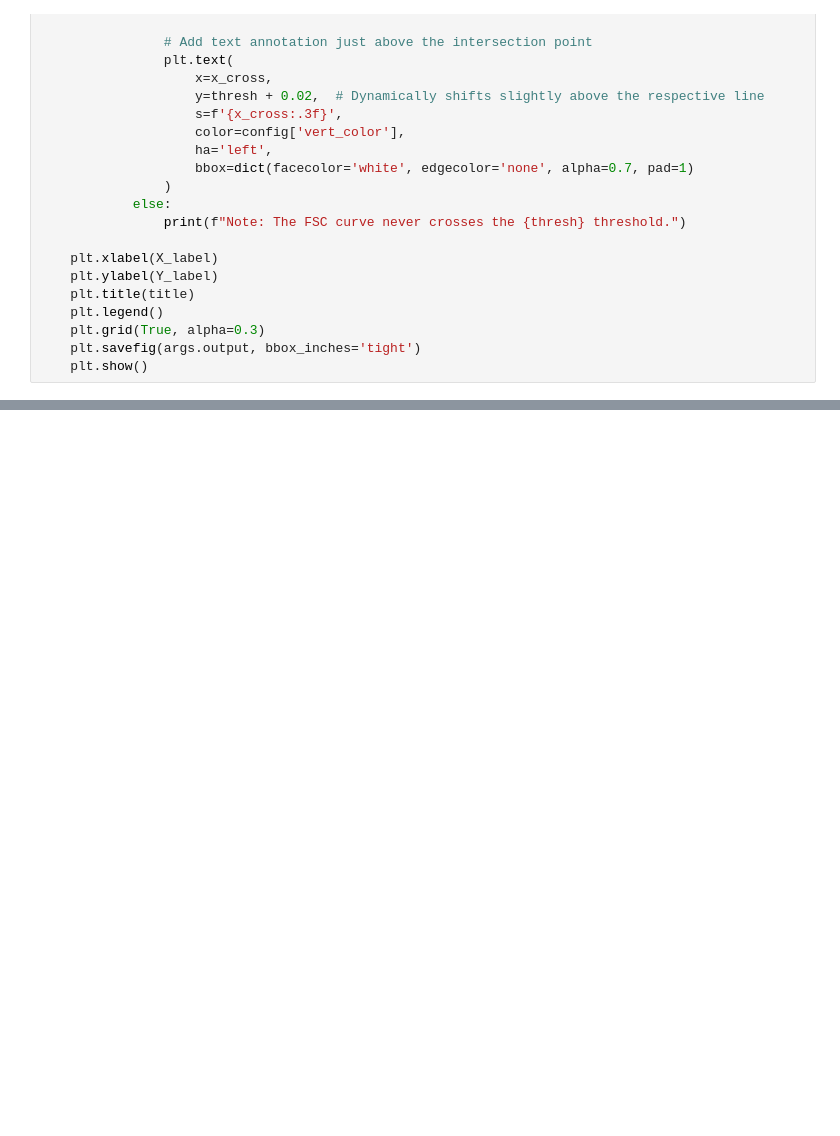
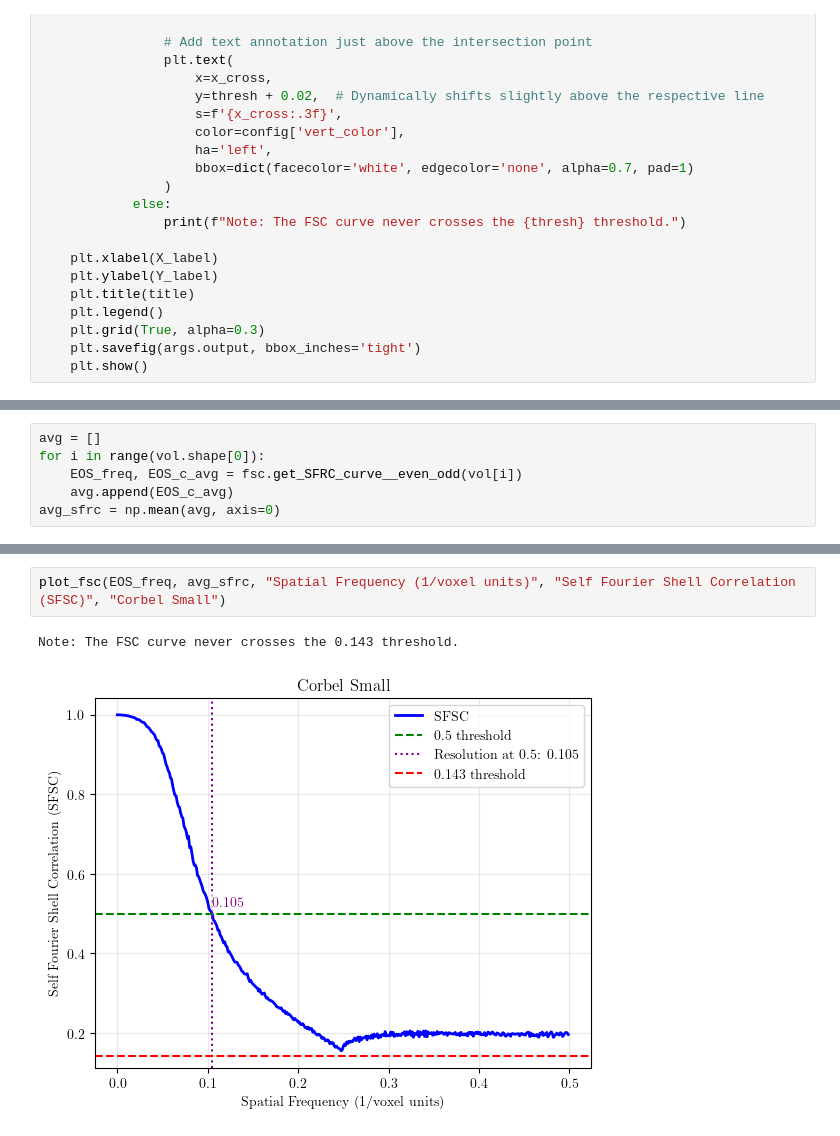
Before and after one commit to vicente-gonzalez-ruiz/deenoising, a Jupyter notebook: docs/notebooks/corbel_small_SFSC.ipynb, the cells around one changed output, grey strips where cells are left out. Drawn from its saved outputs; the diff is of its cells as text; blank space fills up the shorter version.

```diff
--- a/docs/notebooks/corbel_small_SFSC.ipynb
+++ b/docs/notebooks/corbel_small_SFSC.ipynb
@@ -155,0 +179,6 @@ plot_fsc(spatial_freq, fsc_values, "Spatial Frequency (1/voxel units)", "Self Fo
+# %%
+avg = []
+for i in range(vol.shape[0]):
+    EOS_freq, EOS_c_avg = fsc.get_SFRC_curve__even_odd(vol[i])
+    avg.append(EOS_c_avg)
+avg_sfrc = np.mean(avg, axis=0)
@@ -155,0 +203,5 @@ plot_fsc(spatial_freq, fsc_values, "Spatial Frequency (1/voxel units)", "Self Fo
+# %%
+plot_fsc(EOS_freq, avg_sfrc, "Spatial Frequency (1/voxel units)", "Self Fourier Shell Correlation (SFSC)", "Corbel Small")
+# %% [output]
+Note: The FSC curve never crosses the 0.143 threshold.
+[figure, added]
```
Also changed, not shown: parts of 4 cells of this notebook, 1 other file.
